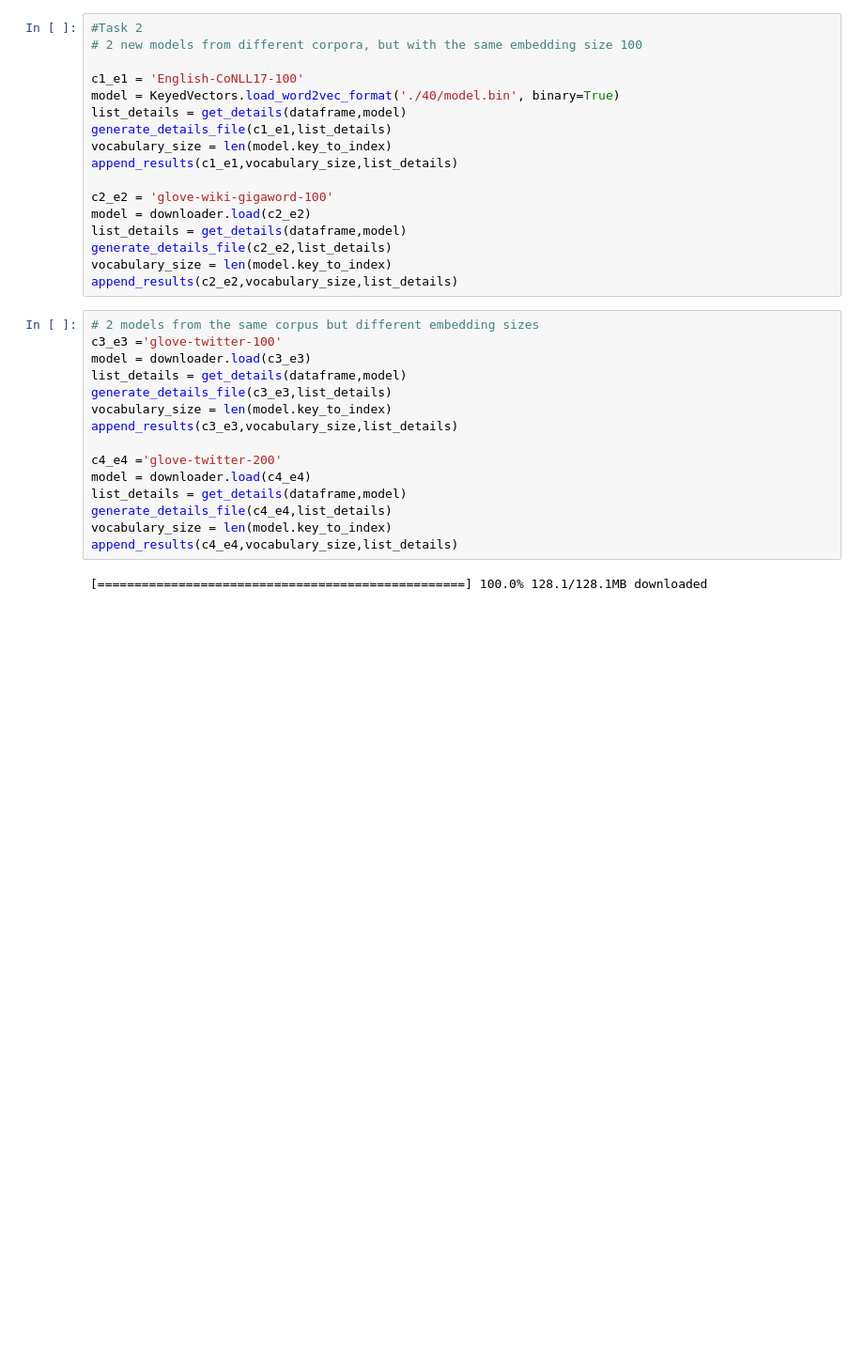
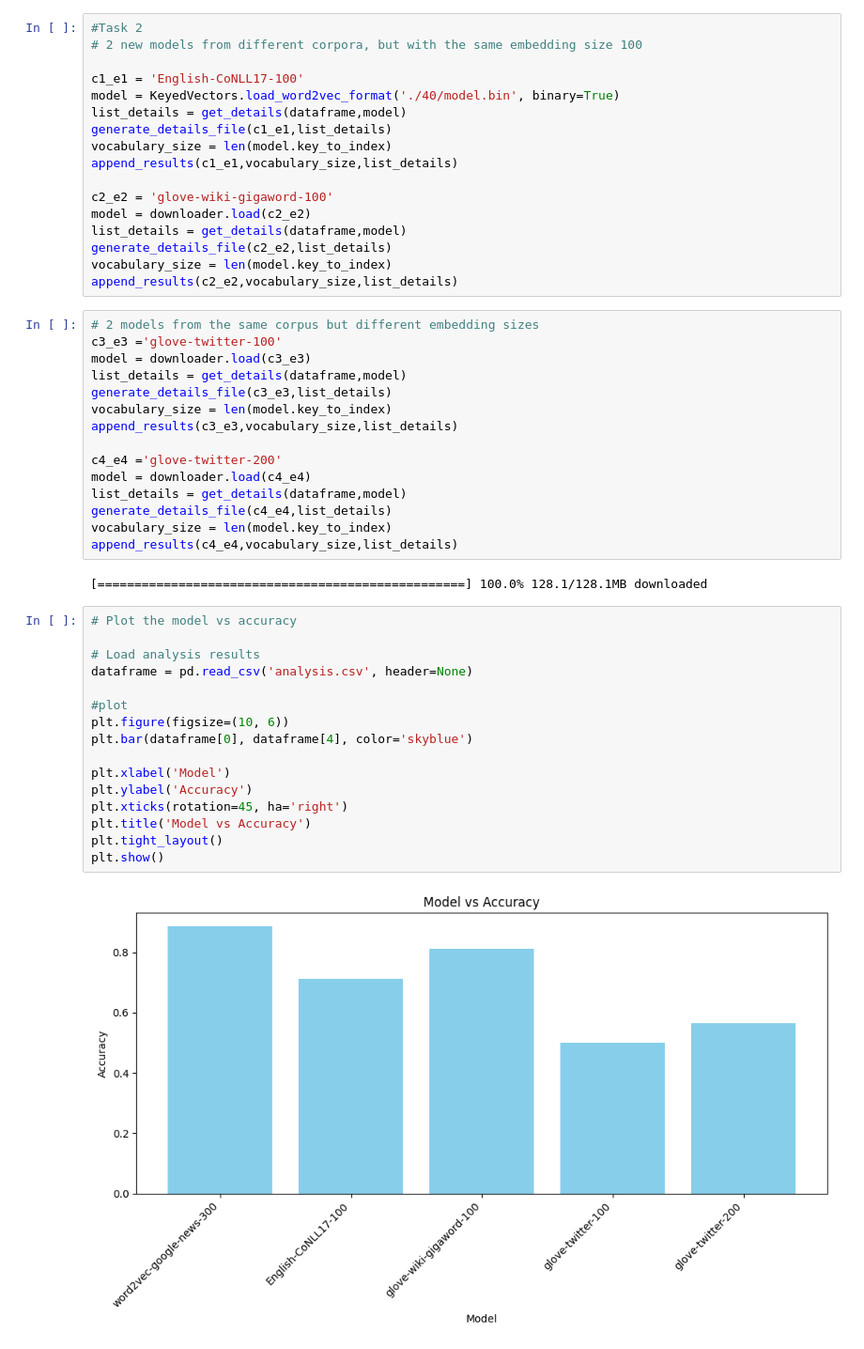
Before and after one commit to daria-koroleva/comp472_assignment2, a Jupyter notebook: Assignment_2.ipynb, the cells around one changed output. Shown: that part at 94% size. Cells and saved outputs as stored; diff of their text form; blank space fills up the shorter version.

Commit message:
Add graph model vs accuracy

```diff
--- a/Assignment_2.ipynb
+++ b/Assignment_2.ipynb
@@ -151,3 +116,21 @@ vocabulary_size = len(model.key_to_index)
 append_results(c4_e4,vocabulary_size,list_details)
 # %% [output]
 [==================================================] 100.0% 128.1/128.1MB downloaded
+# %%
+# Plot the model vs accuracy
+
+# Load analysis results
+dataframe = pd.read_csv('analysis.csv', header=None)
+
+#plot
+plt.figure(figsize=(10, 6))
+plt.bar(dataframe[0], dataframe[4], color='skyblue')
+
+plt.xlabel('Model')
+plt.ylabel('Accuracy')
+plt.xticks(rotation=45, ha='right')
+plt.title('Model vs Accuracy')
+plt.tight_layout()
+plt.show()
+# %% [output]
+[figure, added]
```
Also changed, not shown: parts of 5 cells of this notebook.
